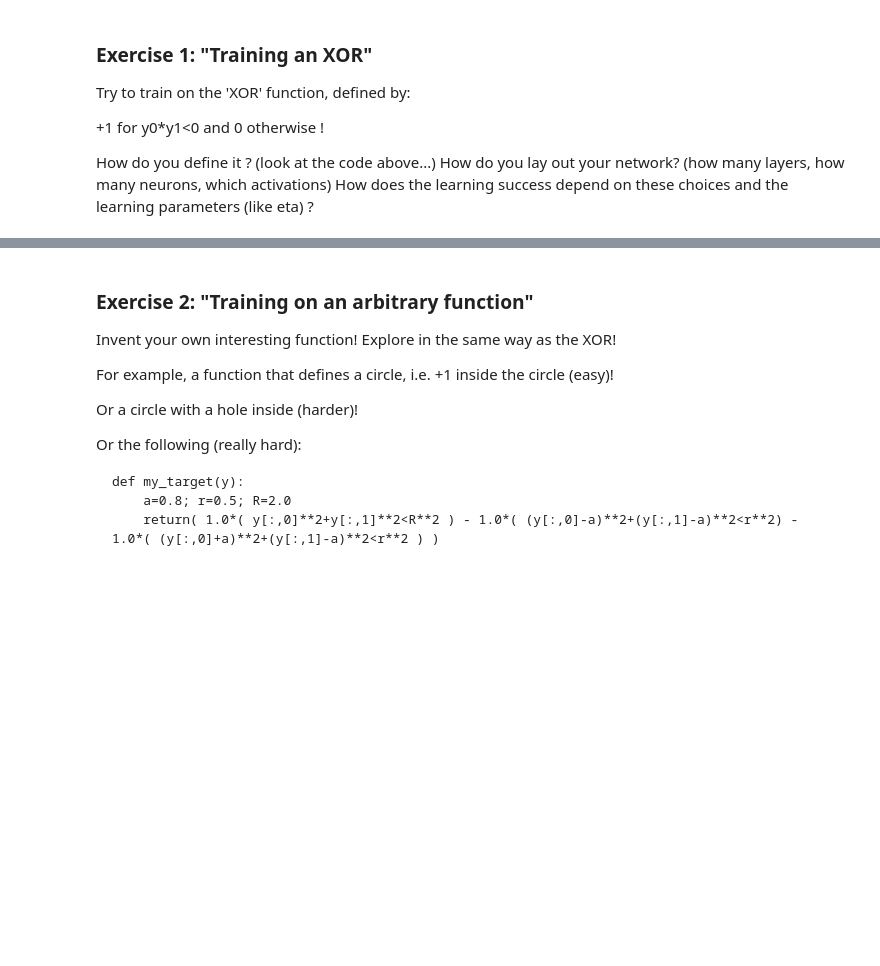
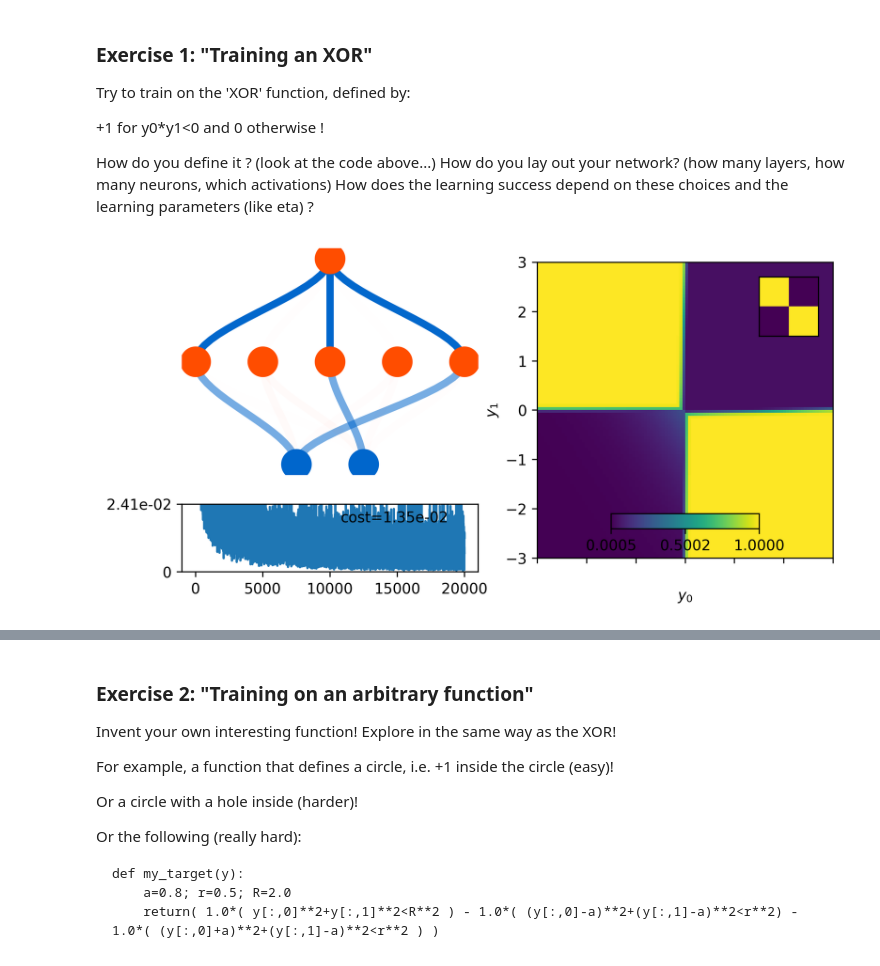
Before and after one commit to Howardhowardhoward/MachineLearningForPhys, a Jupyter notebook: 2024/02_tutorial_NetworkTrainingVisualization.ipynb, the cells around one changed output, grey strips where cells are left out. Saved outputs shown, nothing was run; the diff lists cells and outputs as text; code cells hidden in the pictures; blank space fills up the shorter version.

```diff
--- a/2024/02_tutorial_NetworkTrainingVisualization.ipynb
+++ b/2024/02_tutorial_NetworkTrainingVisualization.ipynb
@@ -500,3 +467,19 @@ Try to train on the 'XOR' function, defined by:
+# %%
+# Your Code:
+def xor_target(y):
+    return(y[:,0] * y[:,1] < 0)
+
+visualize_network_training( weights=[],biases=[],
+                            num_neurons=[2,5,1], # this generates randomly initialized layers of the given neuron numbers!
+                            bias_scale=0.0, weight_scale=0.1, # the scale of the random numbers
+                            target_function=xor_target, # the target function to approximate
+                            activations=[ relu, sigmoid, relu ],
+                            y0range=[-3,3],y1range=[-3,3],
+                            yspread=3,
+                            steps=20000, eta=1, batchsize=200,
+                            visualize_nsteps=2000)
+# %% [output]
+[figure, added]
 # %%
 # @title Hint
 
```
Also changed, not shown: parts of 7 cells of this notebook.
